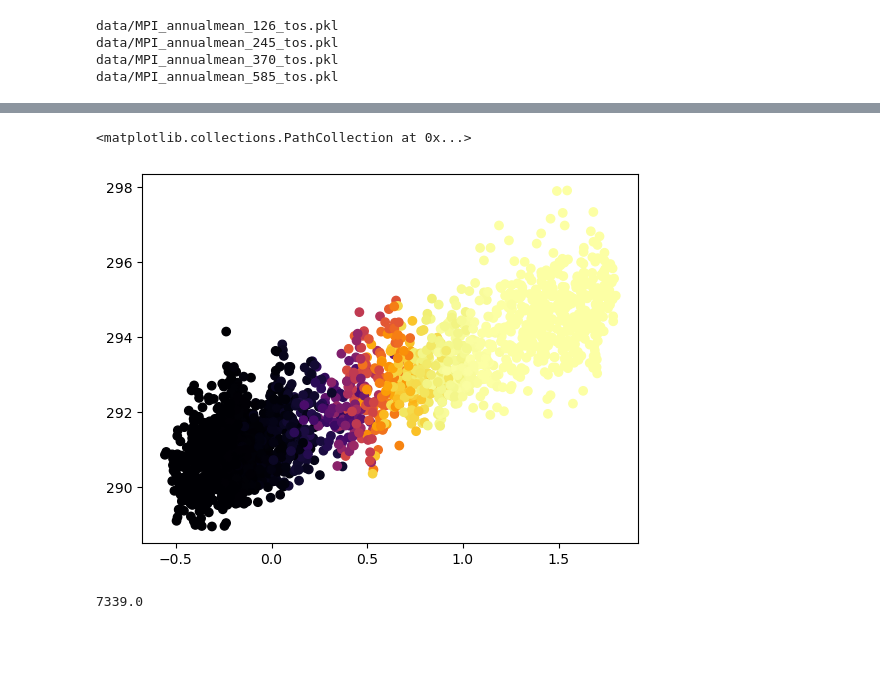
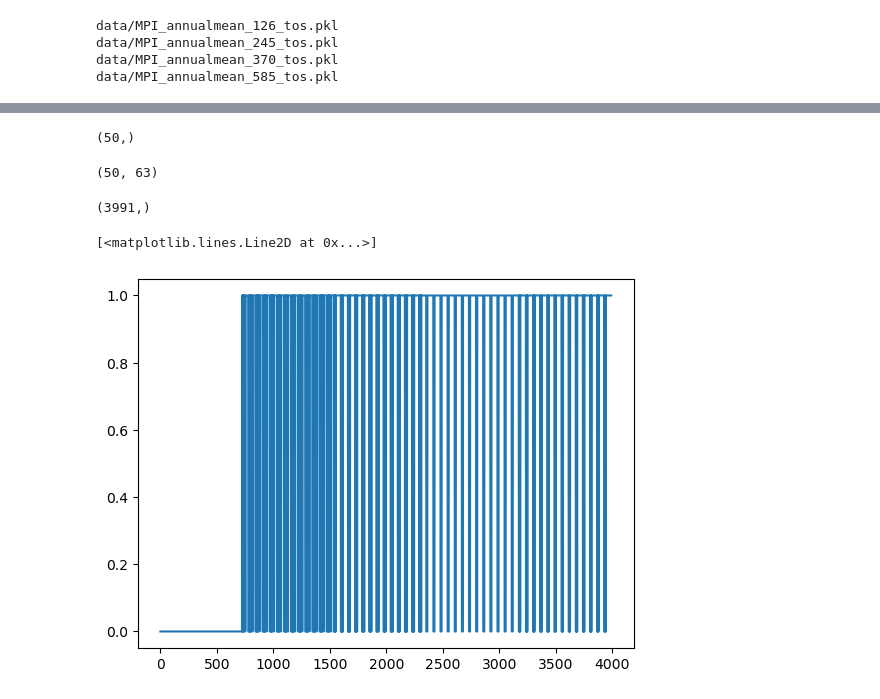
Before and after one commit to emily-gordy/predictability-emergence, a Jupyter notebook: sandpit.ipynb, the cells around one changed output, grey strips where cells are left out. Drawn from its saved outputs; the diff is of its cells as text; code cells hidden in the pictures; blank space fills up the shorter version.

```diff
--- a/sandpit.ipynb
+++ b/sandpit.ipynb
@@ -166,11 +188,17 @@ AllData.input_annualmean.shape
-# %%
-plt.scatter(inputvalGMT.numpy(),AllData.truesummer[25:38].flatten(),c=allpred[1][:,1],cmap='inferno')
-# %% [output]
-<matplotlib.collections.PathCollection at 0x...>
-[figure, removed]
-# %%
-a = np.arange(7340)
-
-np.percentile(a,100)
-# %% [output]
-7339.0
+# %%
+AllData.onesigmas.shape
+# %% [output]
+(50,)
+# %%
+AllData.truesummer[2].shape
+# %% [output]
+(50, 63)
+# %%
+allnull.shape
+# %% [output]
+(3991,)
+# %%
+plt.plot(allnull)
+# %% [output]
+[<matplotlib.lines.Line2D at 0x...>]
+[figure, added]
```
Also changed, not shown: parts of 4 cells of this notebook, 1 other file.
